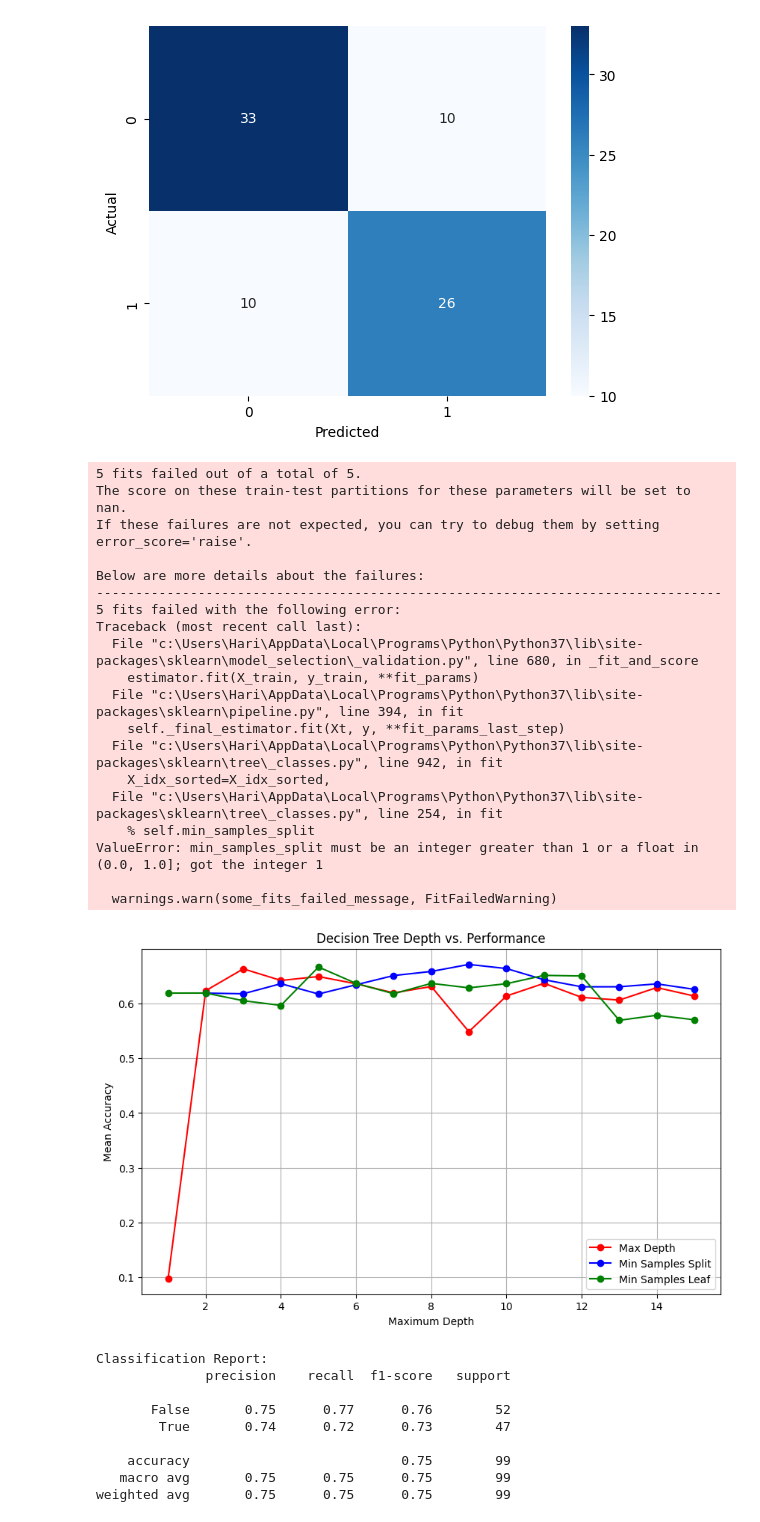
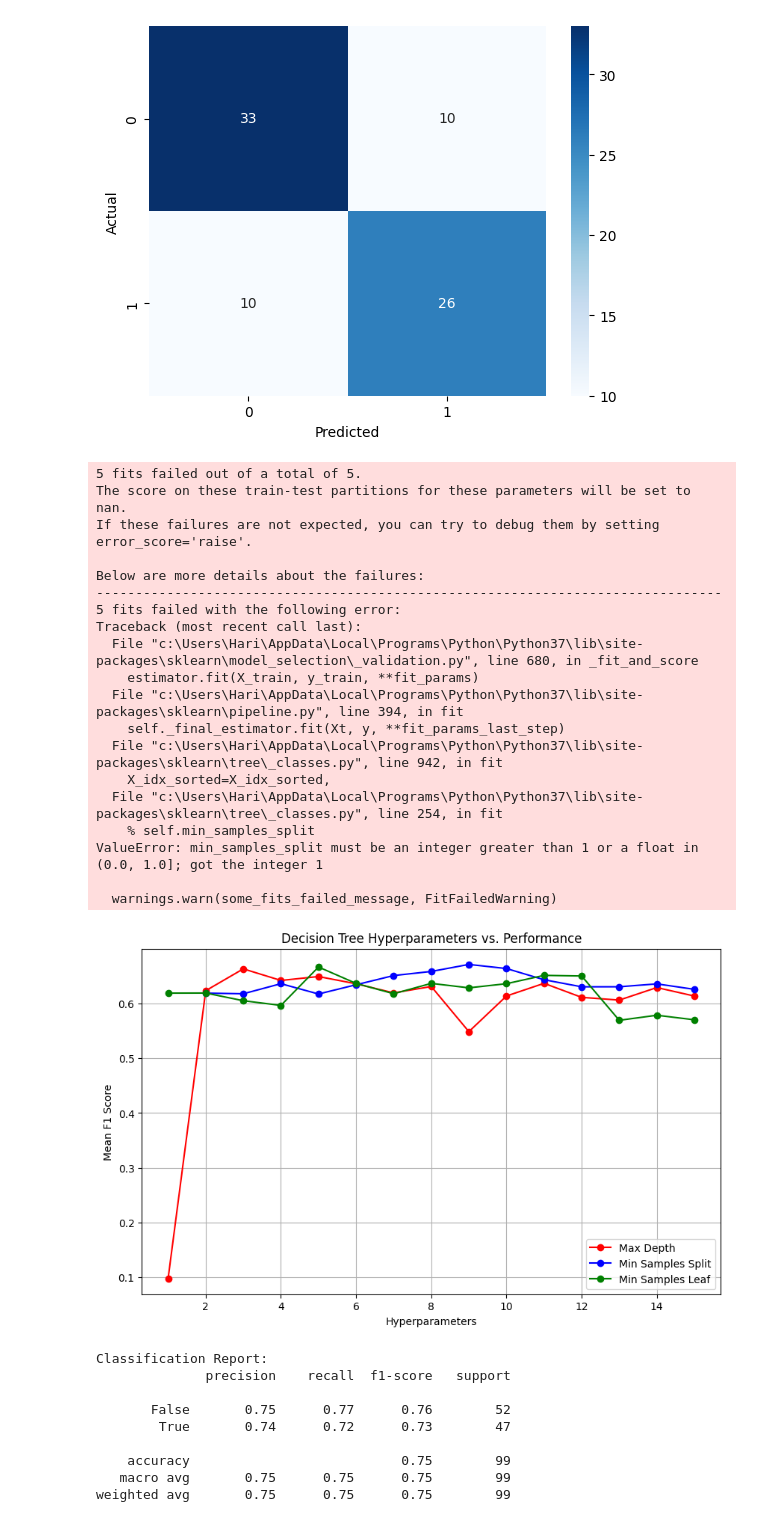
Before and after one commit to mjzdych/itds_project, a Jupyter notebook: itds_assignment3.ipynb, the cells around one changed output. Saved outputs shown, nothing was run; the diff lists cells and outputs as text; code cells hidden in the pictures.

Commit message:
Update itds_assignment3.ipynb
final graphs

```diff
--- a/itds_assignment3.ipynb
+++ b/itds_assignment3.ipynb
@@ -332,37 +332,37 @@ for depth in max_depths:
     mean_scores_leaves.append(mean_score)
 
 # Plot the results
 plt.figure(figsize=(10, 6))
 plt.plot(max_depths, mean_scores_depth, marker='o', linestyle='-', color='red', label='Max Depth')
 plt.plot(max_depths, mean_scores_samples, marker='o', linestyle='-', color='blue', label='Min Samples Split')
 plt.plot(max_depths, mean_scores_leaves, marker='o', linestyle='-', color='green', label='Min Samples Leaf')
-plt.title('Decision Tree Depth vs. Performance')
-plt.xlabel('Maximum Depth')
-plt.ylabel('Mean Accuracy')
+plt.title('Decision Tree Hyperparameters vs. Performance')
+plt.xlabel('Hyperparameters')
+plt.ylabel('Mean F1 Score')
 plt.legend()
 plt.grid(True)
 plt.show()
 # %% [output]
 5 fits failed out of a total of 5.
 The score on these train-test partitions for these parameters will be set to nan.
 If these failures are not expected, you can try to debug them by setting error_score='raise'.
 
 Below are more details about the failures:
 --------------------------------------------------------------------------------
 5 fits failed with the following error:
 Traceback (most recent call last):
   File "c:\Users\Hari\AppData\Local\Programs\Python\Python37\lib\site-packages\sklearn\model_selection\_validation.py", line 680, in _fit_and_score
     estimator.fit(X_train, y_train, **fit_params)
   File "c:\Users\Hari\AppData\Local\Programs\Python\Python37\lib\site-packages\sklearn\pipeline.py", line 394, in fit
     self._final_estimator.fit(Xt, y, **fit_params_last_step)
   File "c:\Users\Hari\AppData\Local\Programs\Python\Python37\lib\site-packages\sklearn\tree\_classes.py", line 942, in fit
     X_idx_sorted=X_idx_sorted,
   File "c:\Users\Hari\AppData\Local\Programs\Python\Python37\lib\site-packages\sklearn\tree\_classes.py", line 254, in fit
     % self.min_samples_split
 ValueError: min_samples_split must be an integer greater than 1 or a float in (0.0, 1.0]; got the integer 1
 
   warnings.warn(some_fits_failed_message, FitFailedWarning)
-[figure, old version]
+[figure, new version]
 # %%
 # Make predictions on the validation set
 y_pred = grid_search.predict(X_test)
```
